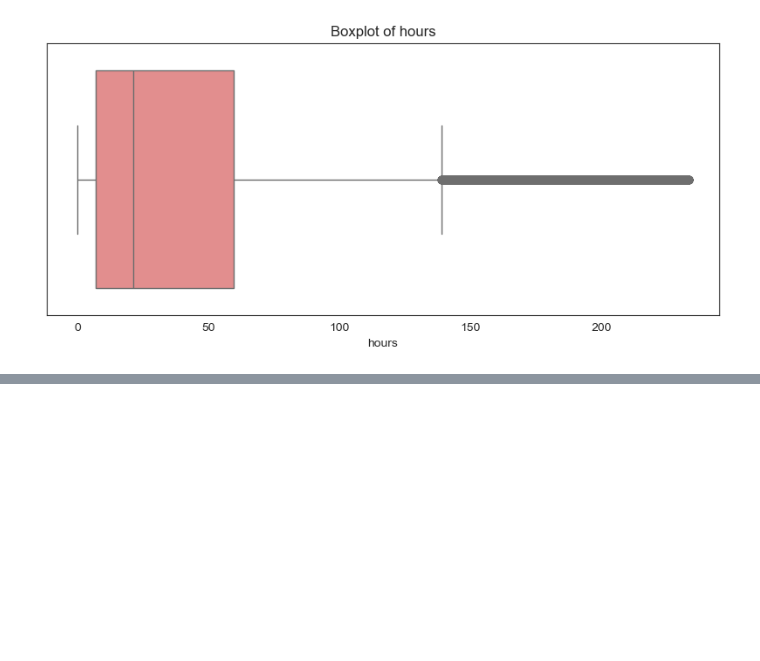
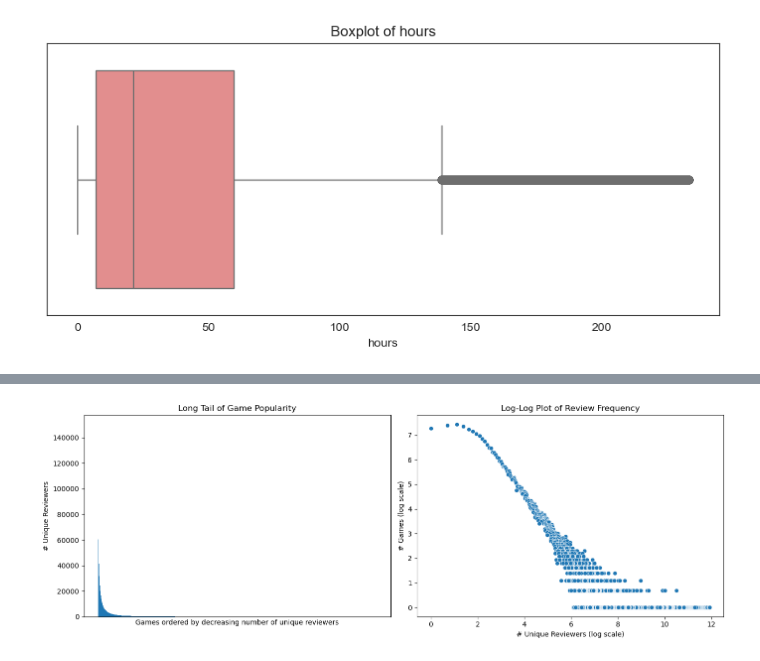
Before and after one commit to xiaojun1402/Recsys_Steam_Games, a Jupyter notebook: eda.ipynb, the cells around one changed output, grey strips where cells are left out. Cells and saved outputs as stored; diff of their text form; code cells hidden in the pictures; blank space fills up the shorter version.

Commit message:
Data Sparsity & Power Law Distribution added

```diff
--- a/eda.ipynb
+++ b/eda.ipynb
@@ -639,0 +697,21 @@ for col in cols_to_plot:
+# %%
+# Count number of unique users who reviewed each game
+item_rate_count = cleaned_reco_df.groupby("app_id")["user_id"].nunique().rename("number_unique_users_reviews")
+avg_hours = cleaned_reco_df.groupby("app_id")["hours"].mean().rename("avg_hours")
+
+# Combine counts and avg_hours into one DataFrame
+reco_stats = pd.concat([item_rate_count, avg_hours], axis=1).reset_index()
+
+# Merge with games_df
+games_merged = games_df.merge(reco_stats, on="app_id")
+
+# Sort by popularity (number of unique users)
+sorted_games = games_merged.sort_values("number_unique_users_reviews", ascending=False)
+
+# Select desired columns
+columns_to_keep = ["app_id", "title", "rating", "positive_ratio",
+                   "number_unique_users_reviews", "avg_hours"]
+
+# Get top and bottom 10 app_ids based on number of unique users
+top_10_games = sorted_games.head(10)[columns_to_keep]
+bottom_10_games = sorted_games.tail(10)[columns_to_keep]
@@ -639,0 +757,25 @@ for col in cols_to_plot:
+# %%
+# Use the number of unique users per game (popularity)
+item_rate_count = reco_stats.set_index("app_id")["number_unique_users_reviews"].sort_values(ascending=False)
+
+# Plot
+fig, axes = plt.subplots(nrows=1, ncols=2, figsize=(14, 5))
+
+# Long-tail bar plot
+axes[0].bar(x=range(len(item_rate_count)), height=item_rate_count.values, width=1.0, align="edge")
+axes[0].set_xticks([])
+axes[0].set(title="Long Tail of Game Popularity",
+            xlabel="Games ordered by decreasing number of unique reviewers",
+            ylabel="# Unique Reviewers")
+
+# Log-log scatter plot
+count = item_rate_count.value_counts()
+sns.scatterplot(x=np.log(count.index), y=np.log(count.values), ax=axes[1])
+axes[1].set(title="Log-Log Plot of Review Frequency",
+            xlabel="# Unique Reviewers (log scale)",
+            ylabel="# Games (log scale)")
+
+plt.tight_layout()
+plt.show()
+# %% [output]
+[figure, added]
```
Also changed, not shown: parts of 13 cells of this notebook.
